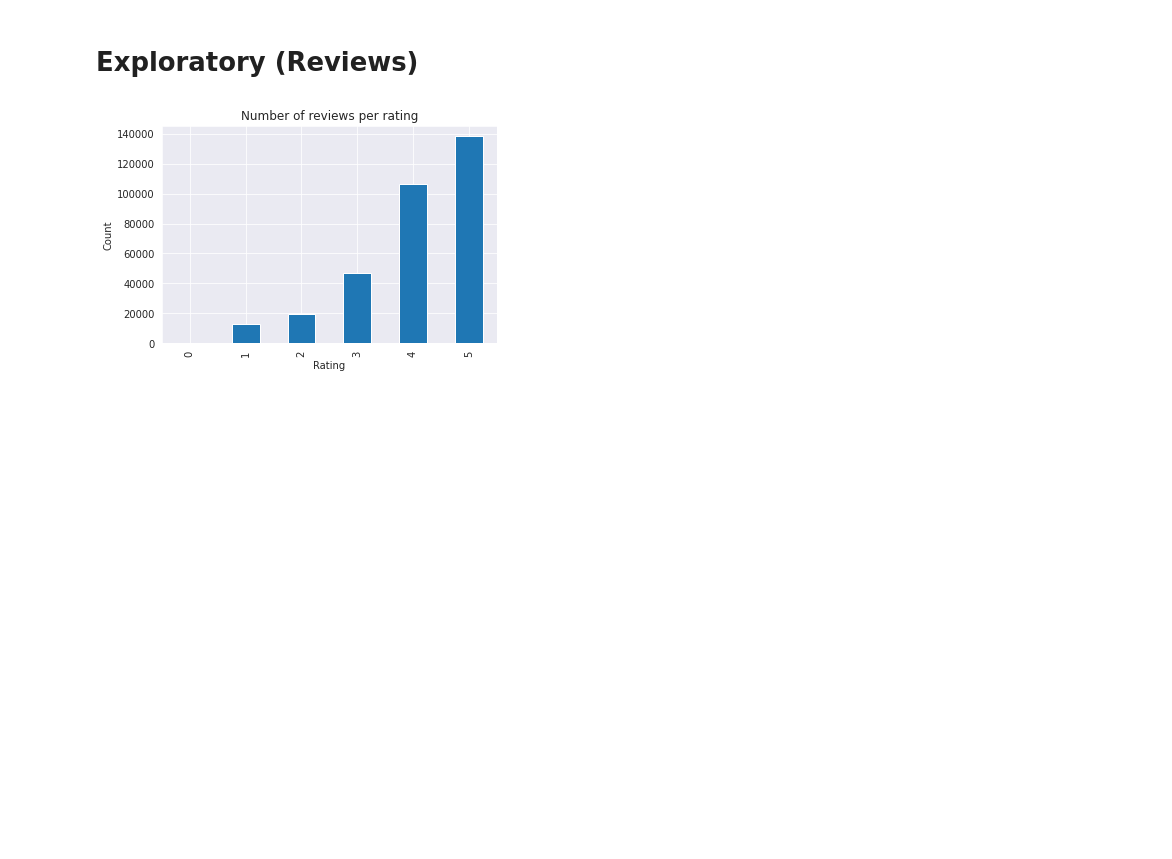
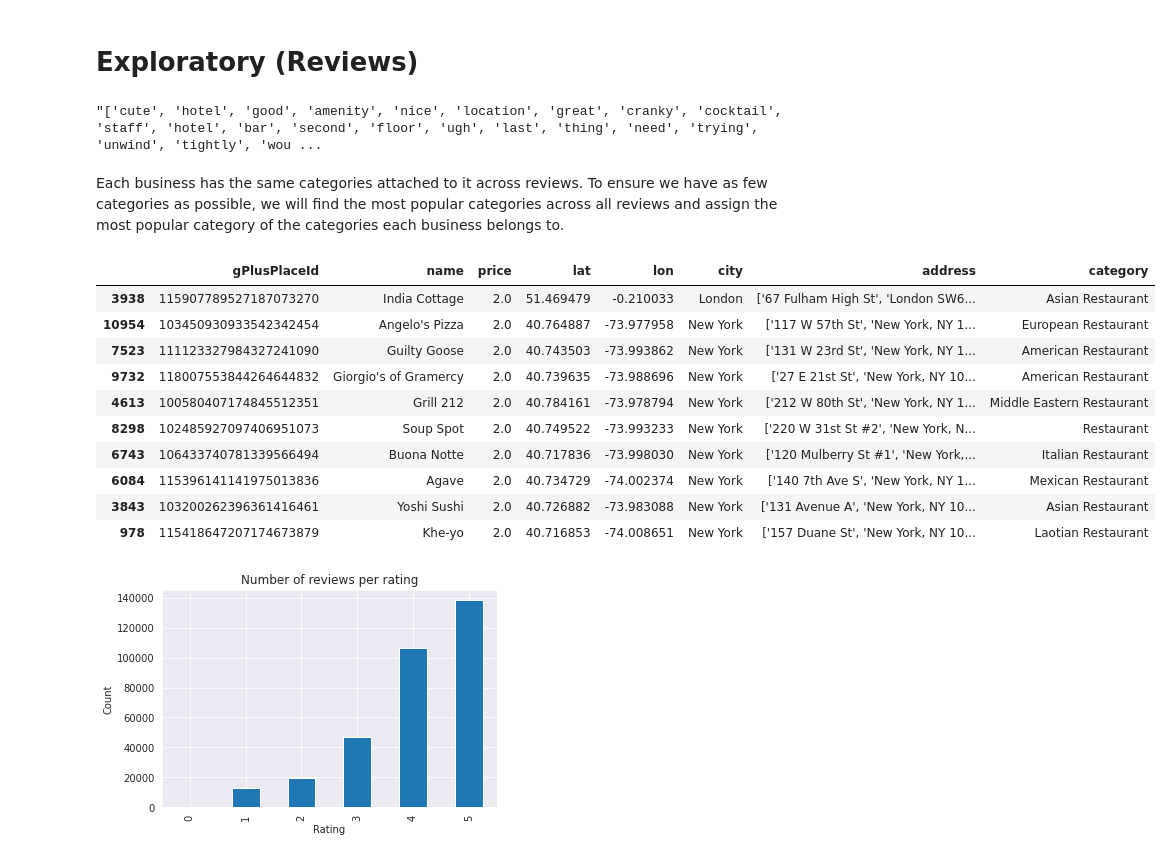
Before and after one commit to jesperhauch/GoogleLocalReviews, a Jupyter notebook: Descriptive Statistics copy.ipynb, the cells around one changed output. Saved outputs shown, nothing was run; the diff lists cells and outputs as text; code cells hidden in the pictures; blank space fills up the shorter version.

```diff
--- a/Descriptive Statistics copy.ipynb
+++ b/Descriptive Statistics copy.ipynb
@@ -90,3 +95,43 @@ def cleanString(text):
+# %%
+reviews.reviewTextClean[0]
+# %% [output]
+"['cute', 'hotel', 'good', 'amenity', 'nice', 'location', 'great', 'cranky', 'cocktail', 'staff', 'hotel', 'bar', 'second', 'floor', 'ugh', 'last', 'thing', 'need', 'trying', 'unwind', 'tightly', 'wou ...
+# %% [markdown]
+Each business has the same categories attached to it across reviews. To ensure we have as few categories as possible, we will find the most popular categories across all reviews and assign the most popular category of the categories each business belongs to.
+# %%
+def findPopularCat(df):
+    popular_dict = df.explode(column = "categories").groupby(["categories"]).count()['gPlusUserId'].to_dict()
+    temp_df = df.drop_duplicates(subset="gPlusPlaceId").reset_index(drop=True)
+    category_dict = {}
+    for _, row in temp_df.iterrows():
+        max_count = 0
+        max_cat = ""
+        for cat in row['categories']:
+            count = popular_dict[cat]
+            if count > max_count:
+                max_count = count
+                max_cat = cat
+        category_dict[row['gPlusPlaceId']] = max_cat
+    return category_dict
+# %%
+category_dict = findPopularCat(reviews)
+places['category'] = places['gPlusPlaceId'].apply(lambda x: category_dict[x] if x in category_dict.keys() else np.NAN)
+# %%
+s = places.category.str.contains("Restaurant").values
+restaurants = places.loc[np.nonzero(s)[0]].reset_index(drop=True)
+restaurants[restaurants.price == 2].sample(10)
+# %% [output]
+|  | gPlusPlaceId | name | price | lat | lon | city | address | category |
+| 3938 | 115907789527187073270 | India Cottage | 2.0 | 51.469479 | -0.210033 | London | ['67 Fulham High St', 'London SW6... | Asian Restaurant |
+| 10954 | 103450930933542342454 | Angelo's Pizza | 2.0 | 40.764887 | -73.977958 | New York | ['117 W 57th St', 'New York, NY 1... | European Restaurant |
+| 7523 | 111123327984327241090 | Guilty Goose | 2.0 | 40.743503 | -73.993862 | New York | ['131 W 23rd St', 'New York, NY 1... | American Restaurant |
+| 9732 | 118007553844264644832 | Giorgio's of Gramercy | 2.0 | 40.739635 | -73.988696 | New York | ['27 E 21st St', 'New York, NY 10... | American Restaurant |
+| 4613 | 100580407174845512351 | Grill 212 | 2.0 | 40.784161 | -73.978794 | New York | ['212 W 80th St', 'New York, NY 1... | Middle Eastern Restaurant |
+| 8298 | 102485927097406951073 | Soup Spot | 2.0 | 40.749522 | -73.993233 | New York | ['220 W 31st St #2', 'New York, N... | Restaurant |
+| 6743 | 106433740781339566494 | Buona Notte | 2.0 | 40.717836 | -73.998030 | New York | ['120 Mulberry St #1', 'New York,... | Italian Restaurant |
+| 6084 | 115396141141975013836 | Agave | 2.0 | 40.734729 | -74.002374 | New York | ['140 7th Ave S', 'New York, NY 1... | Mexican Restaurant |
+| 3843 | 103200262396361416461 | Yoshi Sushi | 2.0 | 40.726882 | -73.983088 | New York | ['131 Avenue A', 'New York, NY 10... | Asian Restaurant |
+| 978 | 115418647207174673879 | Khe-yo | 2.0 | 40.716853 | -74.008651 | New York | ['157 Duane St', 'New York, NY 10... | Laotian Restaurant |
 # %%
 # Fjerne 0 rækker i reviews
 reviews.rating.value_counts().sort_index().plot.bar(xlabel="Rating", ylabel="Count", title="Number of reviews per rating");
```
Also changed, not shown: parts of 7 cells of this notebook.
